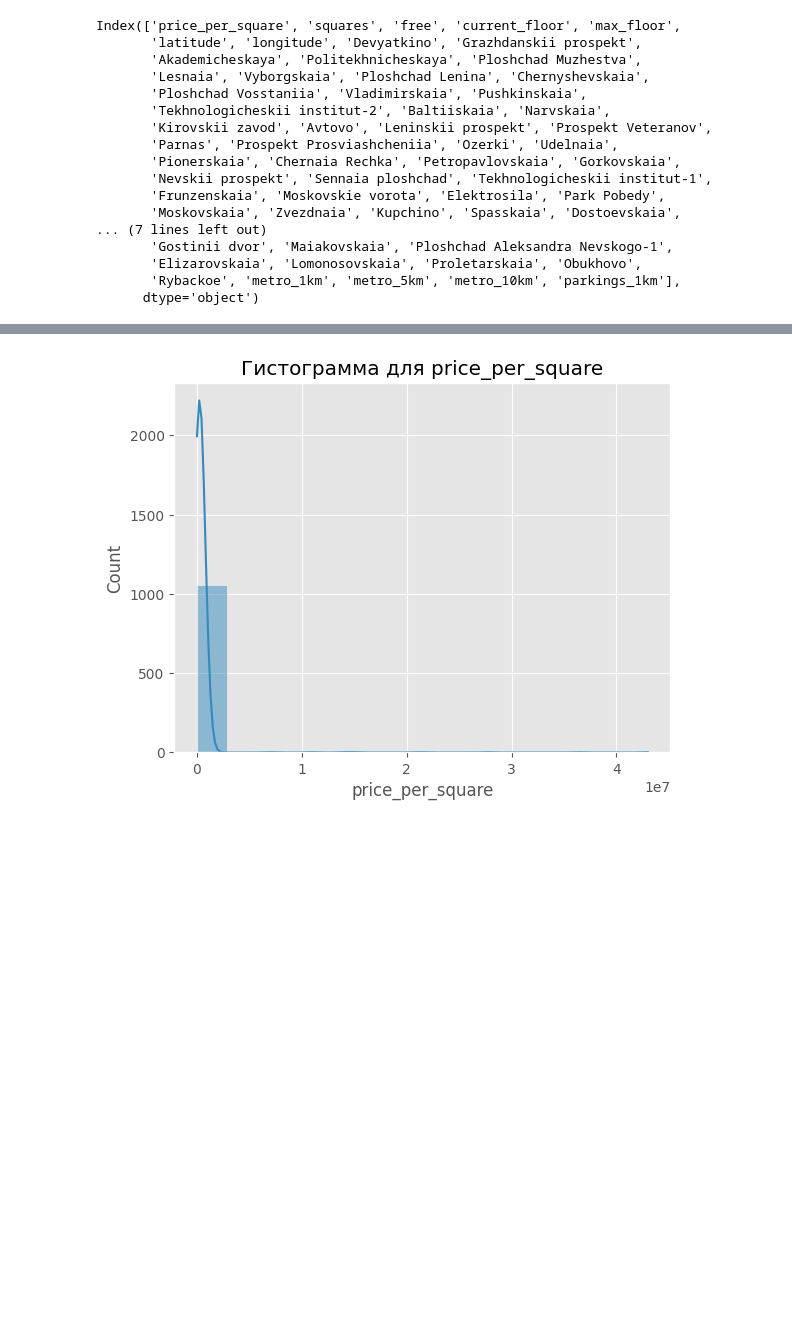
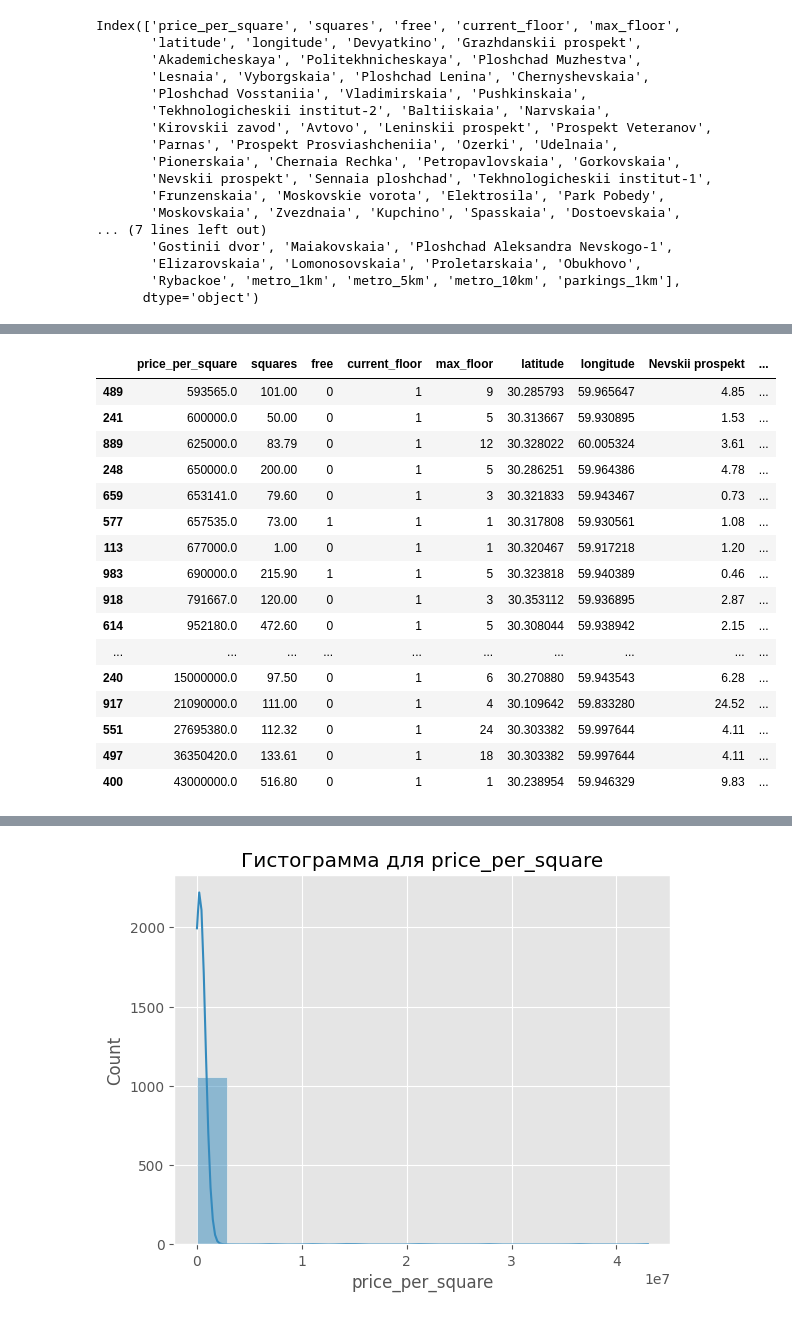
Before and after one commit to VondyBland/diplomopiska, a Jupyter notebook: ML/regression.ipynb, the cells around one changed output, grey strips where cells are left out. Cells and saved outputs as stored; diff of their text form; code cells hidden in the pictures; blank space fills up the shorter version.

```diff
--- a/ML/regression.ipynb
+++ b/ML/regression.ipynb
@@ -76,3 +76,23 @@ data.describe()
 | 50% | 2.466440e+05 | 99.920000 | 0.000000 | 1.000000 | 6.000000 | 30.322282 | 59.936206 | 6.775000 | ... |
 | 75% | 3.286675e+05 | 165.362500 | 0.000000 | 1.000000 | 13.000000 | 30.365453 | 59.985804 | 10.990000 | ... |
 | max | 4.300000e+07 | 530.000000 | 1.000000 | 15.000000 | 28.000000 | 30.642972 | 60.110679 | 62.240000 | ... |
+# %%
+data.sort_values(by='price_per_square').tail(20)
+# %% [output]
+|  | price_per_square | squares | free | current_floor | max_floor | latitude | longitude | Nevskii prospekt | ... |
+| 489 | 593565.0 | 101.00 | 0 | 1 | 9 | 30.285793 | 59.965647 | 4.85 | ... |
+| 241 | 600000.0 | 50.00 | 0 | 1 | 5 | 30.313667 | 59.930895 | 1.53 | ... |
+| 889 | 625000.0 | 83.79 | 0 | 1 | 12 | 30.328022 | 60.005324 | 3.61 | ... |
+| 248 | 650000.0 | 200.00 | 0 | 1 | 5 | 30.286251 | 59.964386 | 4.78 | ... |
+| 659 | 653141.0 | 79.60 | 0 | 1 | 3 | 30.321833 | 59.943467 | 0.73 | ... |
+| 577 | 657535.0 | 73.00 | 1 | 1 | 1 | 30.317808 | 59.930561 | 1.08 | ... |
+| 113 | 677000.0 | 1.00 | 0 | 1 | 1 | 30.320467 | 59.917218 | 1.20 | ... |
+| 983 | 690000.0 | 215.90 | 1 | 1 | 5 | 30.323818 | 59.940389 | 0.46 | ... |
+| 918 | 791667.0 | 120.00 | 0 | 1 | 3 | 30.353112 | 59.936895 | 2.87 | ... |
+| 614 | 952180.0 | 472.60 | 0 | 1 | 5 | 30.308044 | 59.938942 | 2.15 | ... |
+| ... | ... | ... | ... | ... | ... | ... | ... | ... | ... |
+| 240 | 15000000.0 | 97.50 | 0 | 1 | 6 | 30.270880 | 59.943543 | 6.28 | ... |
+| 917 | 21090000.0 | 111.00 | 0 | 1 | 4 | 30.109642 | 59.833280 | 24.52 | ... |
+| 551 | 27695380.0 | 112.32 | 0 | 1 | 24 | 30.303382 | 59.997644 | 4.11 | ... |
+| 497 | 36350420.0 | 133.61 | 0 | 1 | 18 | 30.303382 | 59.997644 | 4.11 | ... |
+| 400 | 43000000.0 | 516.80 | 0 | 1 | 1 | 30.238954 | 59.946329 | 9.83 | ... |
```
Also changed, not shown: parts of 17 cells of this notebook.
